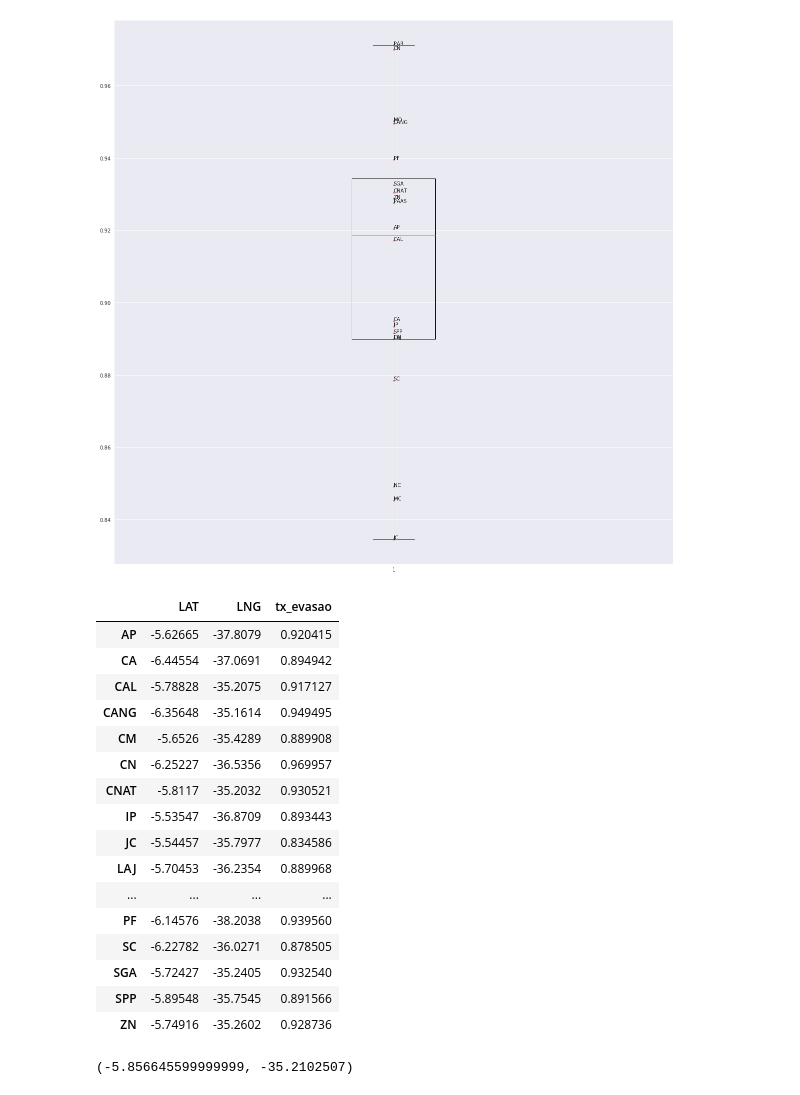
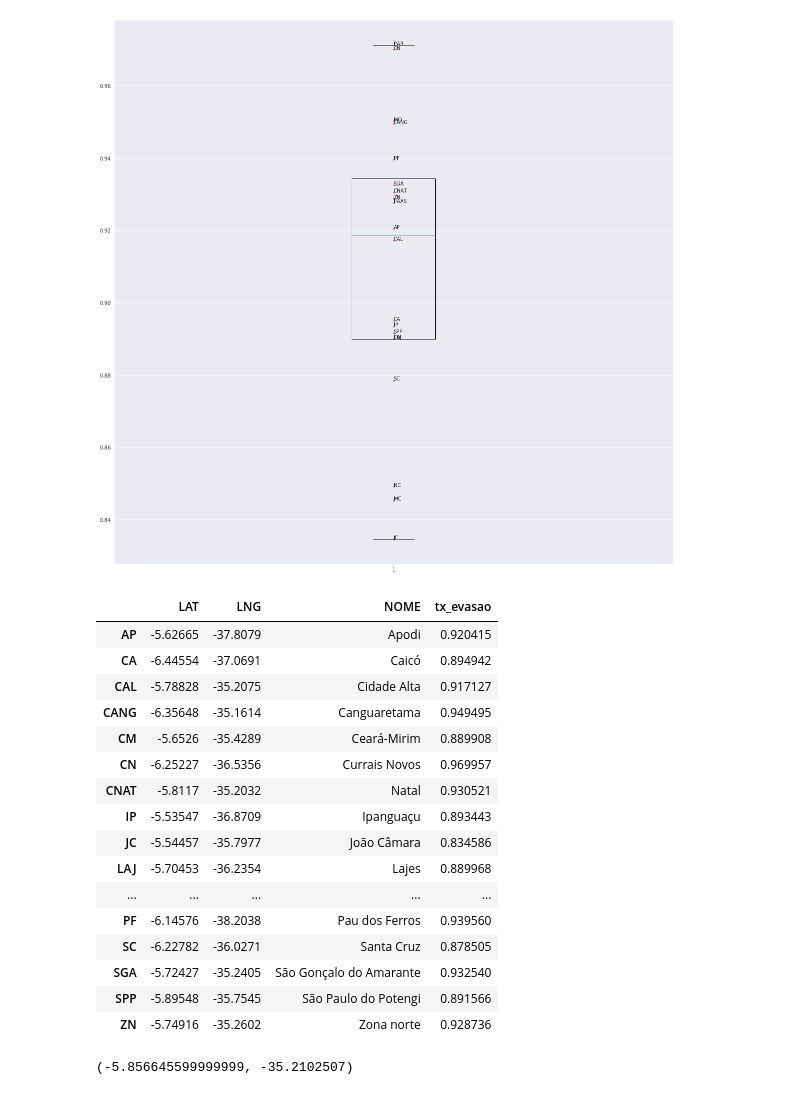
Before and after one commit to tmedeirosb/modelo_ifrn_integrado, a Jupyter notebook: versao_2/EDA.ipynb, the cells around one changed output. Cells and saved outputs as stored; diff of their text form; code cells hidden in the pictures.

```diff
--- a/versao_2/EDA.ipynb
+++ b/versao_2/EDA.ipynb
@@ -119,7 +119,7 @@ sumario_campus.loc['CN','NOME'] = 'Currais Novos'
 
 sumario_campus.loc['CNAT','LAT'] = -5.8116998
 sumario_campus.loc['CNAT','LNG'] = -35.2032445
-sumario_campus.loc['AP','NOME'] = 'Caicó'
+sumario_campus.loc['CNAT','NOME'] = 'Natal'
 
 sumario_campus.loc['IP','LAT'] = -5.535475
 sumario_campus.loc['IP','LNG'] = -36.870884
@@ -149,50 +149,50 @@ sumario_campus.loc['PAAS','LAT'] = -6.6996818
 sumario_campus.loc['PAAS','LNG'] = -36.6674975
 sumario_campus.loc['PAAS','NOME'] = 'Parelhas'
 
 sumario_campus.loc['PAR','LAT'] = -5.938754
 sumario_campus.loc['PAR','LNG'] = -35.2664888
 sumario_campus.loc['PAR','NOME'] = 'Parnamirim'
 
 sumario_campus.loc['PF','LAT'] = -6.1457562
 sumario_campus.loc['PF','LNG'] = -38.2037518
 sumario_campus.loc['PF','NOME'] = 'Pau dos Ferros'
 
 sumario_campus.loc['SC','LAT'] = -6.2278238
 sumario_campus.loc['SC','LNG'] = -36.0270737
 sumario_campus.loc['SC','NOME'] = 'Santa Cruz'
 
 sumario_campus.loc['SGA','LAT'] = -5.7242691
 sumario_campus.loc['SGA','LNG'] = -35.2404887
 sumario_campus.loc['SGA','NOME'] = 'São Gonçalo do Amarante'
 
 sumario_campus.loc['SPP','LAT'] = -5.8954807
 sumario_campus.loc['SPP','LNG'] = -35.7544978
 sumario_campus.loc['SPP','NOME'] = 'São Paulo do Potengi'
 
 sumario_campus.loc['ZN','LAT'] = -5.7491553
 sumario_campus.loc['ZN','LNG'] = -35.2602211
 sumario_campus.loc['ZN','NOME'] = 'Zona norte'
 
 
 sumario_campus
 # %% [output]
-|  | LAT | LNG | tx_evasao |
-| AP | -5.62665 | -37.8079 | 0.920415 |
-| CA | -6.44554 | -37.0691 | 0.894942 |
-| CAL | -5.78828 | -35.2075 | 0.917127 |
-| CANG | -6.35648 | -35.1614 | 0.949495 |
-| CM | -5.6526 | -35.4289 | 0.889908 |
-| CN | -6.25227 | -36.5356 | 0.969957 |
-| CNAT | -5.8117 | -35.2032 | 0.930521 |
-| IP | -5.53547 | -36.8709 | 0.893443 |
-| JC | -5.54457 | -35.7977 | 0.834586 |
-| LAJ | -5.70453 | -36.2354 | 0.889968 |
-| ... | ... | ... | ... |
-| PF | -6.14576 | -38.2038 | 0.939560 |
-| SC | -6.22782 | -36.0271 | 0.878505 |
-| SGA | -5.72427 | -35.2405 | 0.932540 |
-| SPP | -5.89548 | -35.7545 | 0.891566 |
-| ZN | -5.74916 | -35.2602 | 0.928736 |
+|  | LAT | LNG | NOME | tx_evasao |
+| AP | -5.62665 | -37.8079 | Apodi | 0.920415 |
+| CA | -6.44554 | -37.0691 | Caicó | 0.894942 |
+| CAL | -5.78828 | -35.2075 | Cidade Alta | 0.917127 |
+| CANG | -6.35648 | -35.1614 | Canguaretama | 0.949495 |
+| CM | -5.6526 | -35.4289 | Ceará-Mirim | 0.889908 |
+| CN | -6.25227 | -36.5356 | Currais Novos | 0.969957 |
+| CNAT | -5.8117 | -35.2032 | Natal | 0.930521 |
+| IP | -5.53547 | -36.8709 | Ipanguaçu | 0.893443 |
+| JC | -5.54457 | -35.7977 | João Câmara | 0.834586 |
+| LAJ | -5.70453 | -36.2354 | Lajes | 0.889968 |
+| ... | ... | ... | ... | ... |
+| PF | -6.14576 | -38.2038 | Pau dos Ferros | 0.939560 |
+| SC | -6.22782 | -36.0271 | Santa Cruz | 0.878505 |
+| SGA | -5.72427 | -35.2405 | São Gonçalo do Amarante | 0.932540 |
+| SPP | -5.89548 | -35.7545 | São Paulo do Potengi | 0.891566 |
+| ZN | -5.74916 | -35.2602 | Zona norte | 0.928736 |
 # %%
 import geocoder
 
```
Also changed, not shown: parts of 2 cells of this notebook, 2 other files.
